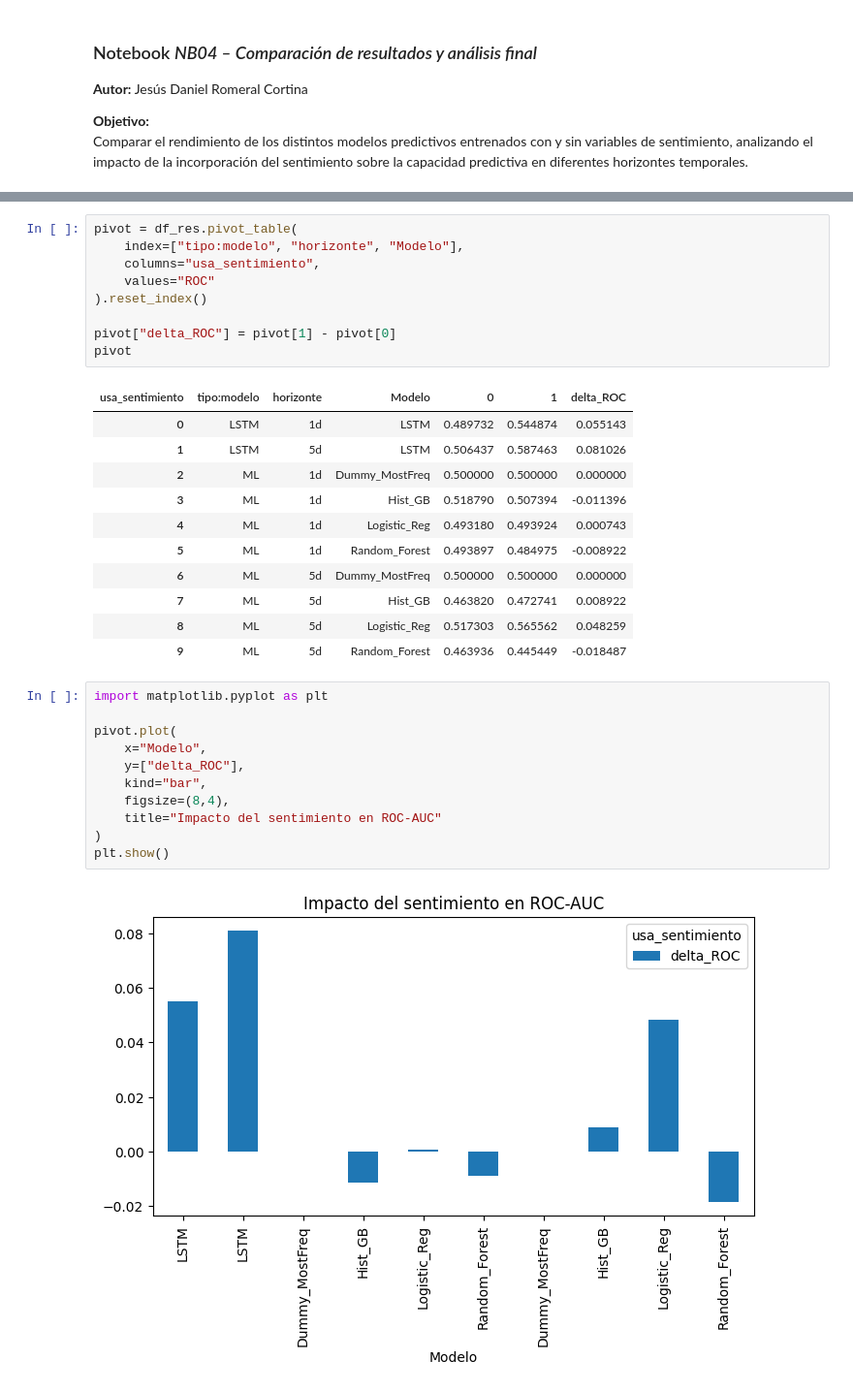
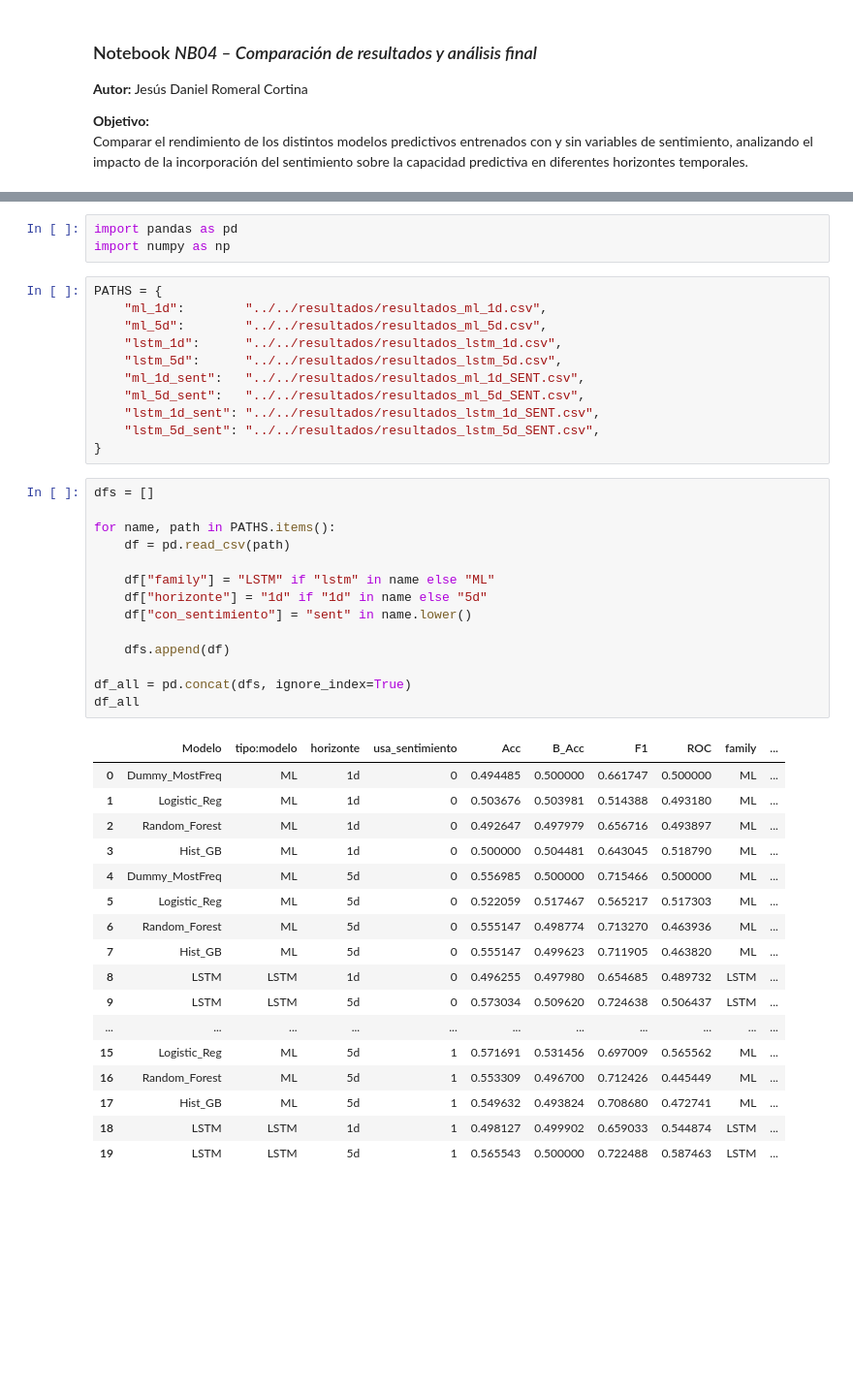
Before and after one commit to jesromeral/TFM_IMF, a Jupyter notebook: notebooks/4.RESULTADOS/NB04a_Resultados.ipynb, the cells around one changed output, grey strips where cells are left out. Shown at 97% size. Saved outputs shown, nothing was run; the diff lists cells and outputs as text; blank space fills up the shorter version.

```diff
--- a/notebooks/4.RESULTADOS/NB04a_Resultados.ipynb
+++ b/notebooks/4.RESULTADOS/NB04a_Resultados.ipynb
@@ -77,34 +7,46 @@ df_res.groupby(
-# %%
-pivot = df_res.pivot_table(
-    index=["tipo:modelo", "horizonte", "Modelo"],
-    columns="usa_sentimiento",
-    values="ROC"
-).reset_index()
-
-pivot["delta_ROC"] = pivot[1] - pivot[0]
-pivot
-# %% [output]
-| usa_sentimiento | tipo:modelo | horizonte | Modelo | 0 | 1 | delta_ROC |
-| 0 | LSTM | 1d | LSTM | 0.489732 | 0.544874 | 0.055143 |
-| 1 | LSTM | 5d | LSTM | 0.506437 | 0.587463 | 0.081026 |
-| 2 | ML | 1d | Dummy_MostFreq | 0.500000 | 0.500000 | 0.000000 |
-| 3 | ML | 1d | Hist_GB | 0.518790 | 0.507394 | -0.011396 |
-| 4 | ML | 1d | Logistic_Reg | 0.493180 | 0.493924 | 0.000743 |
-| 5 | ML | 1d | Random_Forest | 0.493897 | 0.484975 | -0.008922 |
-| 6 | ML | 5d | Dummy_MostFreq | 0.500000 | 0.500000 | 0.000000 |
-| 7 | ML | 5d | Hist_GB | 0.463820 | 0.472741 | 0.008922 |
-| 8 | ML | 5d | Logistic_Reg | 0.517303 | 0.565562 | 0.048259 |
-| 9 | ML | 5d | Random_Forest | 0.463936 | 0.445449 | -0.018487 |
-# %%
-import matplotlib.pyplot as plt
-
-pivot.plot(
-    x="Modelo",
-    y=["delta_ROC"],
-    kind="bar",
-    figsize=(8,4),
-    title="Impacto del sentimiento en ROC-AUC"
-)
-plt.show()
-# %% [output]
-[figure, removed]
+# %%
+import pandas as pd
+import numpy as np
+# %%
+PATHS = {
+    "ml_1d":        "../../resultados/resultados_ml_1d.csv",
+    "ml_5d":        "../../resultados/resultados_ml_5d.csv",
+    "lstm_1d":      "../../resultados/resultados_lstm_1d.csv",
+    "lstm_5d":      "../../resultados/resultados_lstm_5d.csv",
+    "ml_1d_sent":   "../../resultados/resultados_ml_1d_SENT.csv",
+    "ml_5d_sent":   "../../resultados/resultados_ml_5d_SENT.csv",
+    "lstm_1d_sent": "../../resultados/resultados_lstm_1d_SENT.csv",
+    "lstm_5d_sent": "../../resultados/resultados_lstm_5d_SENT.csv",
+}
+# %%
+dfs = []
+
+for name, path in PATHS.items():
+    df = pd.read_csv(path)
+
+    df["family"] = "LSTM" if "lstm" in name else "ML"
+    df["horizonte"] = "1d" if "1d" in name else "5d"
+    df["con_sentimiento"] = "sent" in name.lower()
+
+    dfs.append(df)
+
+df_all = pd.concat(dfs, ignore_index=True)
+df_all
+# %% [output]
+|  | Modelo | tipo:modelo | horizonte | usa_sentimiento | Acc | B_Acc | F1 | ROC | family | ... |
+| 0 | Dummy_MostFreq | ML | 1d | 0 | 0.494485 | 0.500000 | 0.661747 | 0.500000 | ML | ... |
+| 1 | Logistic_Reg | ML | 1d | 0 | 0.503676 | 0.503981 | 0.514388 | 0.493180 | ML | ... |
+| 2 | Random_Forest | ML | 1d | 0 | 0.492647 | 0.497979 | 0.656716 | 0.493897 | ML | ... |
+| 3 | Hist_GB | ML | 1d | 0 | 0.500000 | 0.504481 | 0.643045 | 0.518790 | ML | ... |
+| 4 | Dummy_MostFreq | ML | 5d | 0 | 0.556985 | 0.500000 | 0.715466 | 0.500000 | ML | ... |
+| 5 | Logistic_Reg | ML | 5d | 0 | 0.522059 | 0.517467 | 0.565217 | 0.517303 | ML | ... |
+| 6 | Random_Forest | ML | 5d | 0 | 0.555147 | 0.498774 | 0.713270 | 0.463936 | ML | ... |
+| 7 | Hist_GB | ML | 5d | 0 | 0.555147 | 0.499623 | 0.711905 | 0.463820 | ML | ... |
+| 8 | LSTM | LSTM | 1d | 0 | 0.496255 | 0.497980 | 0.654685 | 0.489732 | LSTM | ... |
+| 9 | LSTM | LSTM | 5d | 0 | 0.573034 | 0.509620 | 0.724638 | 0.506437 | LSTM | ... |
+| ... | ... | ... | ... | ... | ... | ... | ... | ... | ... | ... |
+| 15 | Logistic_Reg | ML | 5d | 1 | 0.571691 | 0.531456 | 0.697009 | 0.565562 | ML | ... |
+| 16 | Random_Forest | ML | 5d | 1 | 0.553309 | 0.496700 | 0.712426 | 0.445449 | ML | ... |
+| 17 | Hist_GB | ML | 5d | 1 | 0.549632 | 0.493824 | 0.708680 | 0.472741 | ML | ... |
+| 18 | LSTM | LSTM | 1d | 1 | 0.498127 | 0.499902 | 0.659033 | 0.544874 | LSTM | ... |
+| 19 | LSTM | LSTM | 5d | 1 | 0.565543 | 0.500000 | 0.722488 | 0.587463 | LSTM | ... |
```
Also changed, not shown: parts of 8 cells of this notebook, 15 other files.
